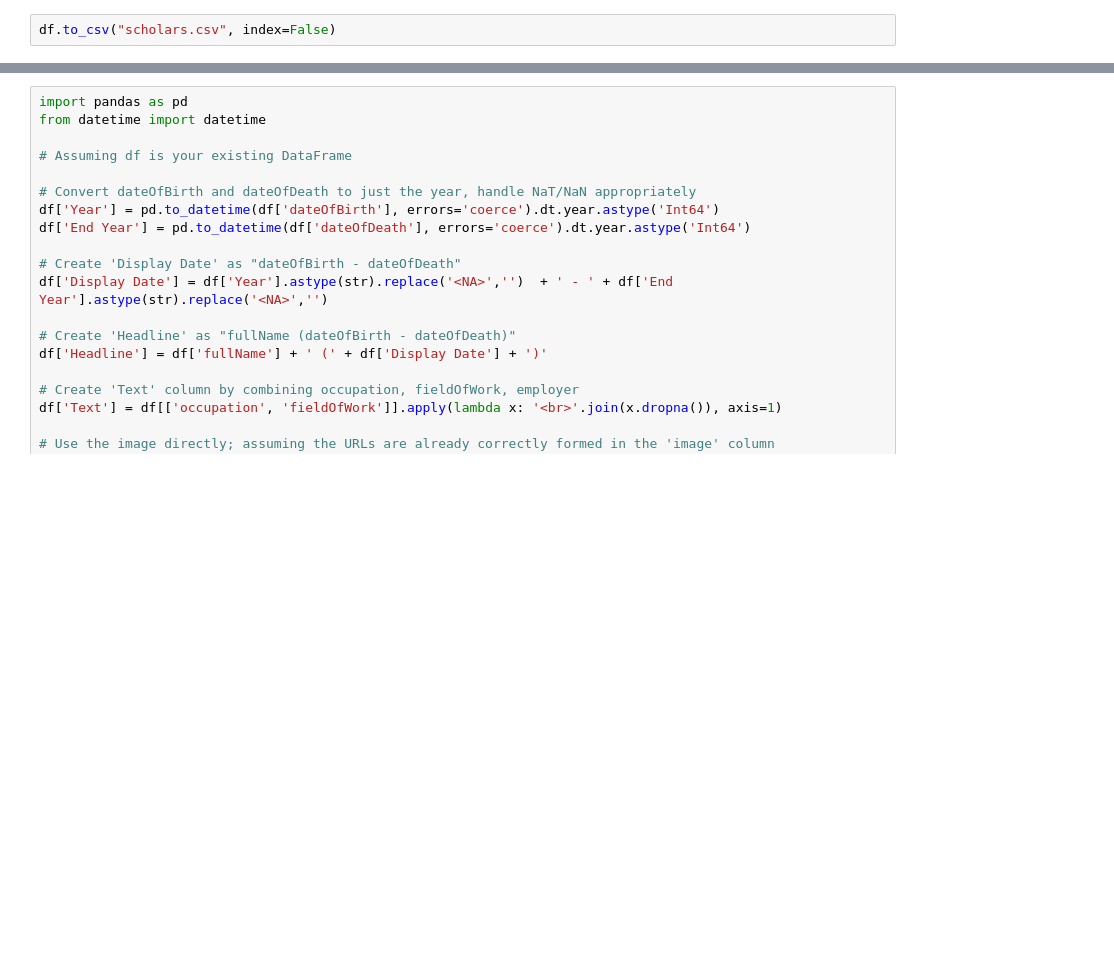
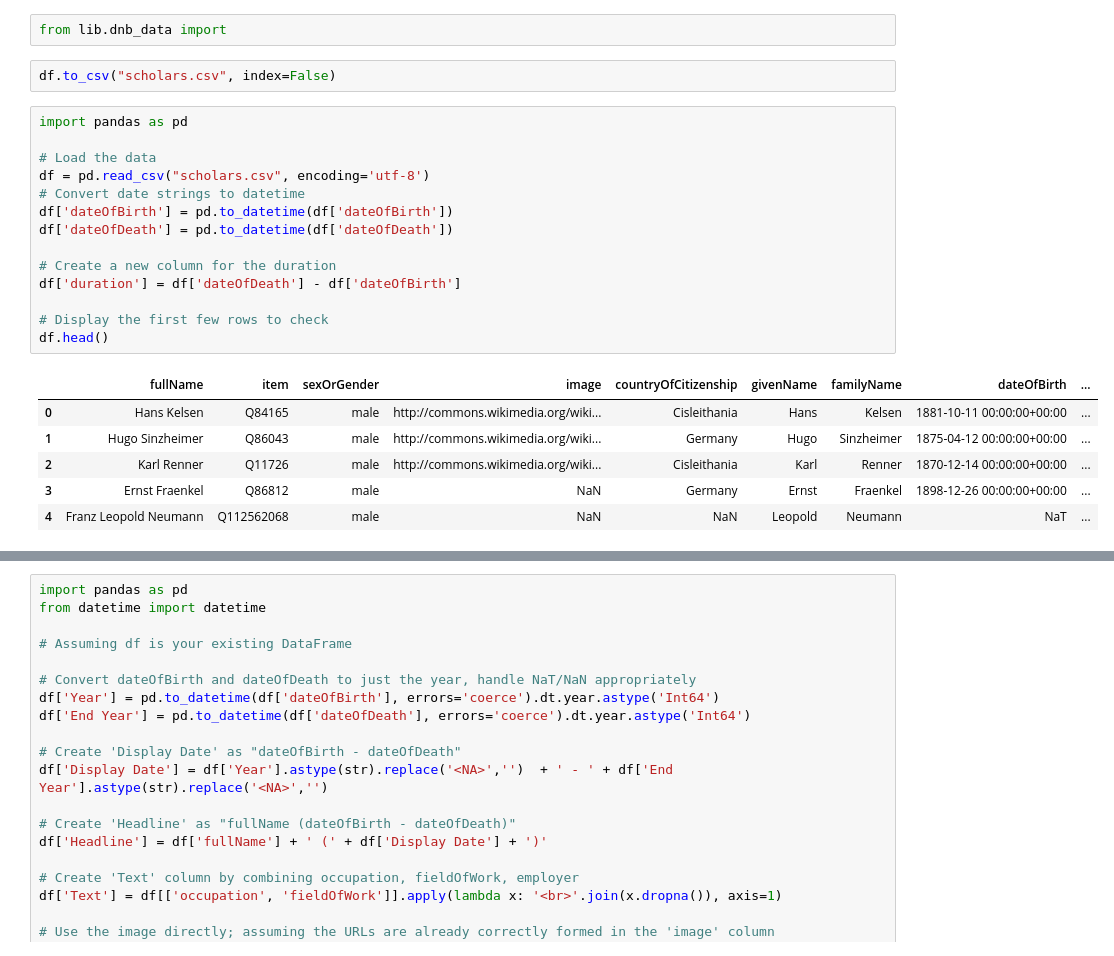
Before and after one commit to cboulanger/experiments, a Jupyter notebook: wikidata/query-wikidata.ipynb, the cells around one changed output, grey strips where cells are left out. Drawn from its saved outputs; the diff is of its cells as text; blank space fills up the shorter version.

```diff
--- a/wikidata/query-wikidata.ipynb
+++ b/wikidata/query-wikidata.ipynb
@@ -189,2 +194,25 @@ df
+# %%
+from lib.dnb_data import
 # %%
 df.to_csv("scholars.csv", index=False)
+# %%
+import pandas as pd
+
+# Load the data
+df = pd.read_csv("scholars.csv", encoding='utf-8')
+# Convert date strings to datetime
+df['dateOfBirth'] = pd.to_datetime(df['dateOfBirth'])
+df['dateOfDeath'] = pd.to_datetime(df['dateOfDeath'])
+
+# Create a new column for the duration
+df['duration'] = df['dateOfDeath'] - df['dateOfBirth']
+
+# Display the first few rows to check
+df.head()
+# %% [output]
+|  | fullName | item | sexOrGender | image | countryOfCitizenship | givenName | familyName | dateOfBirth | ... |
+| 0 | Hans Kelsen | Q84165 | male | http://commons.wikimedia.org/wiki... | Cisleithania | Hans | Kelsen | 1881-10-11 00:00:00+00:00 | ... |
+| 1 | Hugo Sinzheimer | Q86043 | male | http://commons.wikimedia.org/wiki... | Germany | Hugo | Sinzheimer | 1875-04-12 00:00:00+00:00 | ... |
+| 2 | Karl Renner | Q11726 | male | http://commons.wikimedia.org/wiki... | Cisleithania | Karl | Renner | 1870-12-14 00:00:00+00:00 | ... |
+| 3 | Ernst Fraenkel | Q86812 | male | NaN | Germany | Ernst | Fraenkel | 1898-12-26 00:00:00+00:00 | ... |
+| 4 | Franz Leopold Neumann | Q112562068 | male | NaN | NaN | Leopold | Neumann | NaT | ... |
```
Also changed, not shown: parts of 3 cells of this notebook, 3 other files.
